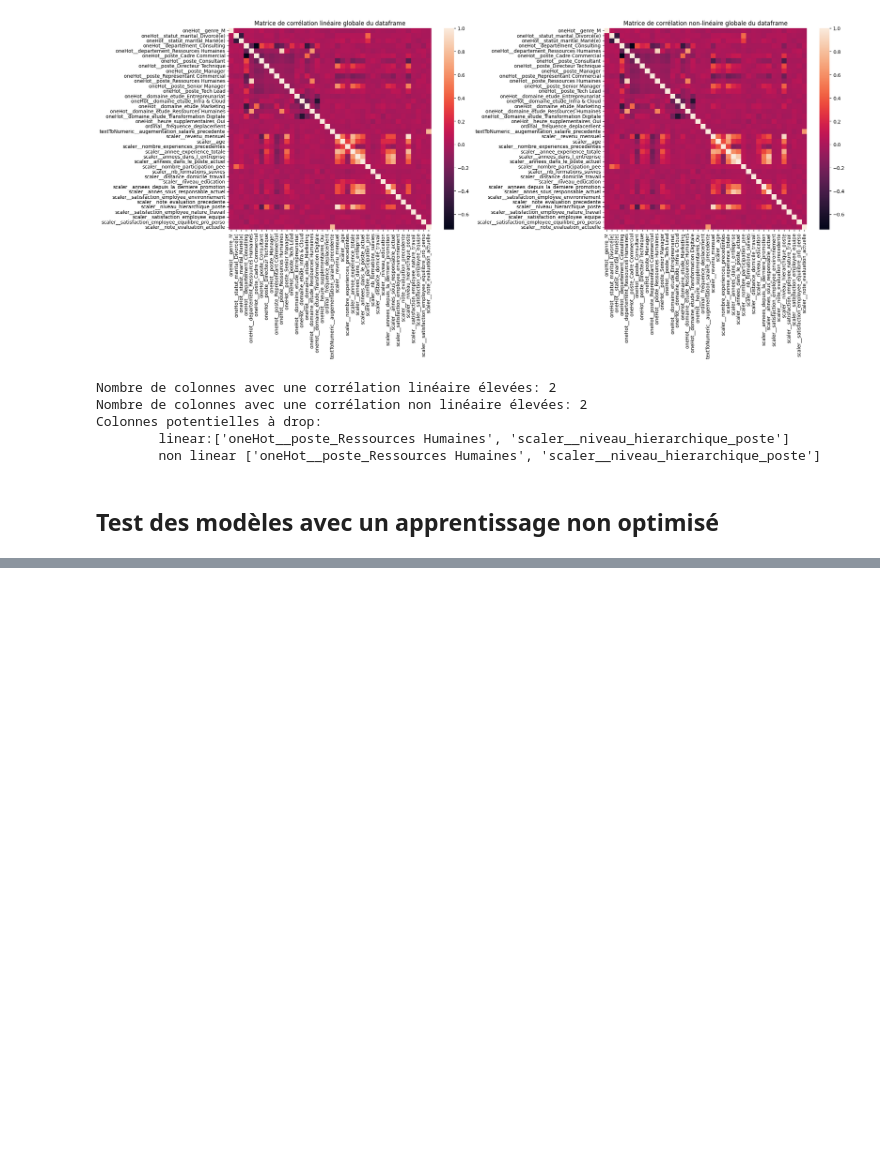
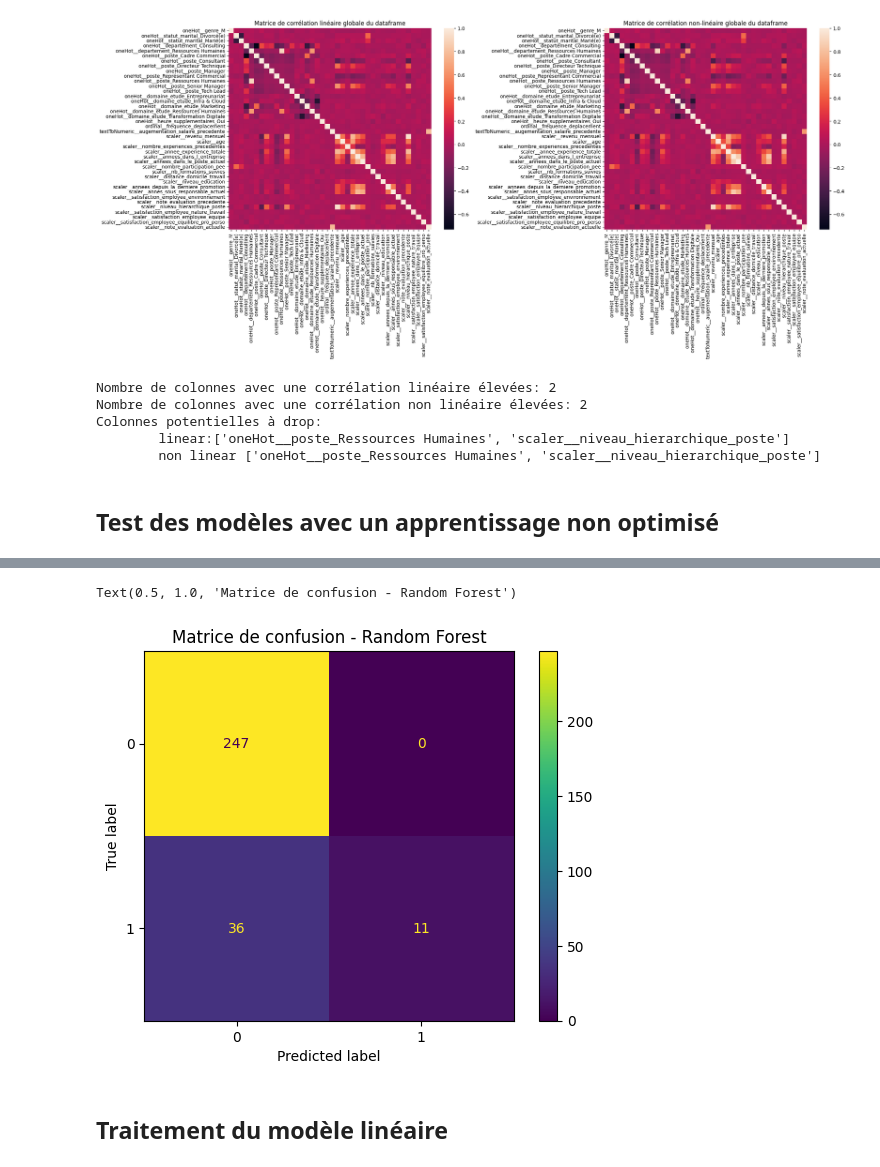
Before and after one commit to ifTrueReturnFalse/retraining-hr-ml-classification, a Jupyter notebook: src/learning.ipynb, the cells around one changed output, grey strips where cells are left out. Drawn from its saved outputs; the diff is of its cells as text; code cells hidden in the pictures; blank space fills up the shorter version.

```diff
--- a/src/learning.ipynb
+++ b/src/learning.ipynb
@@ -342,0 +405,12 @@ weighted avg       0.88      0.87      0.84       294
+# %%
+ConfusionMatrixDisplay.from_estimator(
+    pipelines_without_redundancy["Random Forest"],
+    X_test,
+    y_test
+)
+plt.title("Matrice de confusion - Random Forest")
+# %% [output]
+Text(0.5, 1.0, 'Matrice de confusion - Random Forest')
+[figure, added]
+# %% [markdown]
+## Traitement du modèle linéaire
```
Also changed, not shown: parts of 15 cells of this notebook, 1 other file.
